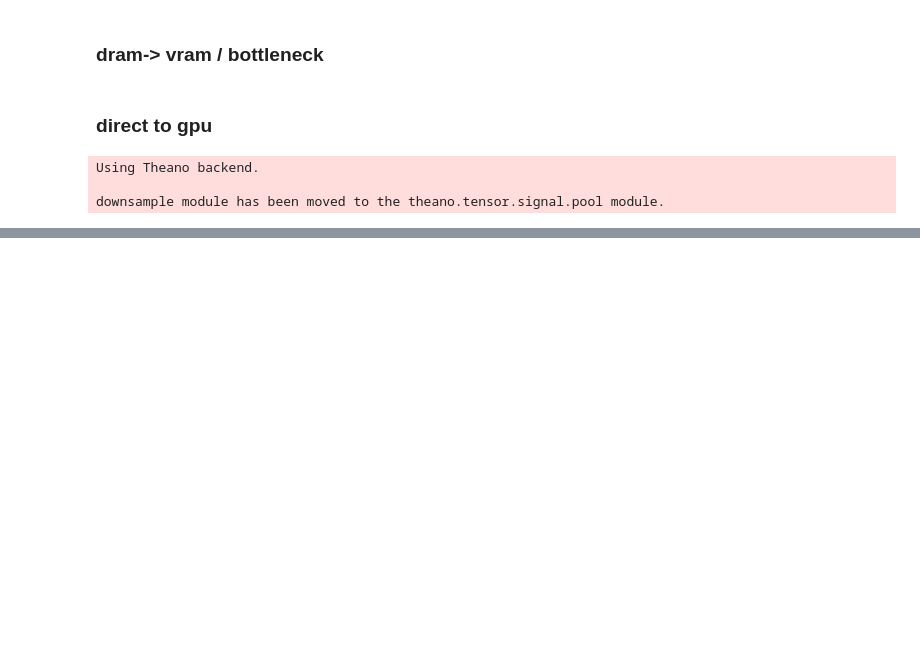
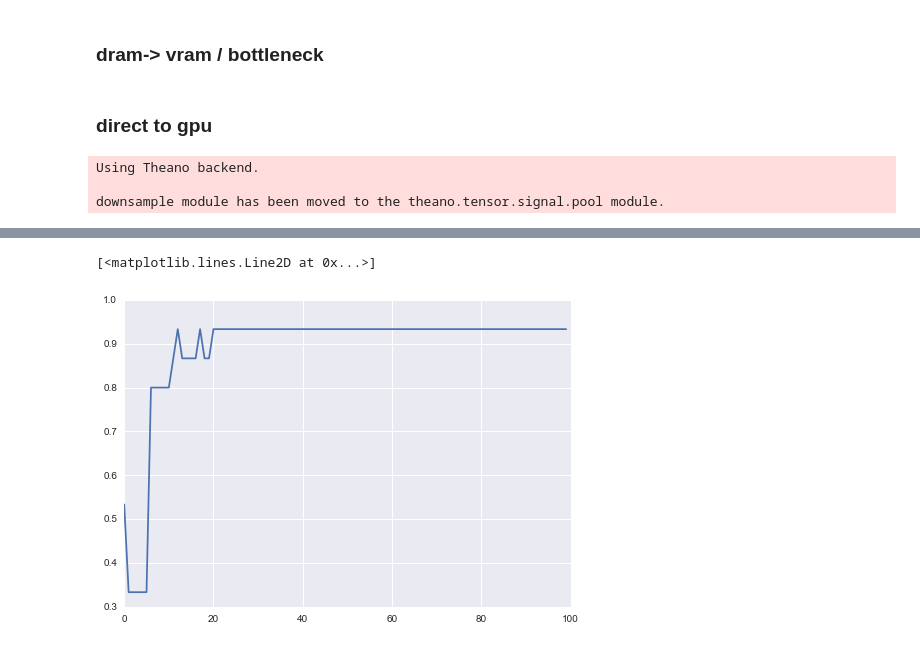
Before and after one commit to visionbang/mach_image_proc, a Jupyter notebook: theano_sandbox.ipynb, the cells around one changed output, grey strips where cells are left out. Saved outputs shown, nothing was run; the diff lists cells and outputs as text; code cells hidden in the pictures; blank space fills up the shorter version.

```diff
--- a/theano_sandbox.ipynb
+++ b/theano_sandbox.ipynb
@@ -136,2 +135,7 @@ hist2.history['acc']
+# %%
+plt.plot(hist2.history['val_acc'])
+# %% [output]
+[<matplotlib.lines.Line2D at 0x...>]
+[figure, added]
 # %%
 from sklearn.metrics import classification_report
```
Also changed, not shown: parts of 15 cells of this notebook, 1 other file.
